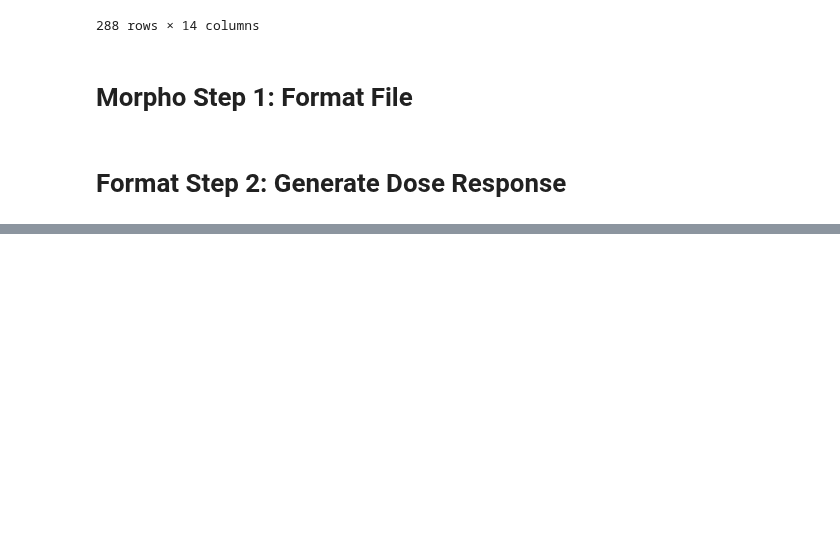
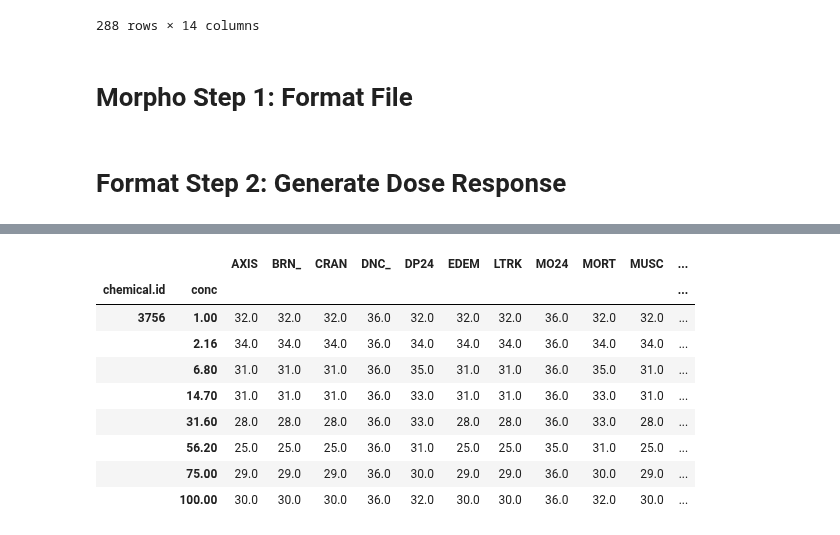
Before and after one commit to PNNL-CompBio/srpAnalytics, a Jupyter notebook: zfBmd/zfbmd.ipynb, the cells around one changed output, grey strips where cells are left out. Cells and saved outputs as stored; diff of their text form; code cells hidden in the pictures; blank space fills up the shorter version.

```diff
--- a/zfBmd/zfbmd.ipynb
+++ b/zfBmd/zfbmd.ipynb
@@ -382,0 +424,14 @@ dose_response
+# %%
+num_embryos = pivot_wider.drop("plate.id", 1).replace(to_replace = 0, value = 1).groupby(by = ["chemical.id", "conc"], dropna = True).sum()
+num_embryos
+# %% [output]
+|  |  | AXIS | BRN_ | CRAN | DNC_ | DP24 | EDEM | LTRK | MO24 | MORT | MUSC | ... |
+| chemical.id | conc |  |  |  |  |  |  |  |  |  |  | ... |
+| 3756 | 1.00 | 32.0 | 32.0 | 32.0 | 36.0 | 32.0 | 32.0 | 32.0 | 36.0 | 32.0 | 32.0 | ... |
+|  | 2.16 | 34.0 | 34.0 | 34.0 | 36.0 | 34.0 | 34.0 | 34.0 | 36.0 | 34.0 | 34.0 | ... |
+|  | 6.80 | 31.0 | 31.0 | 31.0 | 36.0 | 35.0 | 31.0 | 31.0 | 36.0 | 35.0 | 31.0 | ... |
+|  | 14.70 | 31.0 | 31.0 | 31.0 | 36.0 | 33.0 | 31.0 | 31.0 | 36.0 | 33.0 | 31.0 | ... |
+|  | 31.60 | 28.0 | 28.0 | 28.0 | 36.0 | 33.0 | 28.0 | 28.0 | 36.0 | 33.0 | 28.0 | ... |
+|  | 56.20 | 25.0 | 25.0 | 25.0 | 36.0 | 31.0 | 25.0 | 25.0 | 35.0 | 31.0 | 25.0 | ... |
+|  | 75.00 | 29.0 | 29.0 | 29.0 | 36.0 | 30.0 | 29.0 | 29.0 | 36.0 | 30.0 | 29.0 | ... |
+|  | 100.00 | 30.0 | 30.0 | 30.0 | 36.0 | 32.0 | 30.0 | 30.0 | 36.0 | 32.0 | 30.0 | ... |
```
Also changed, not shown: parts of 5 cells of this notebook.
